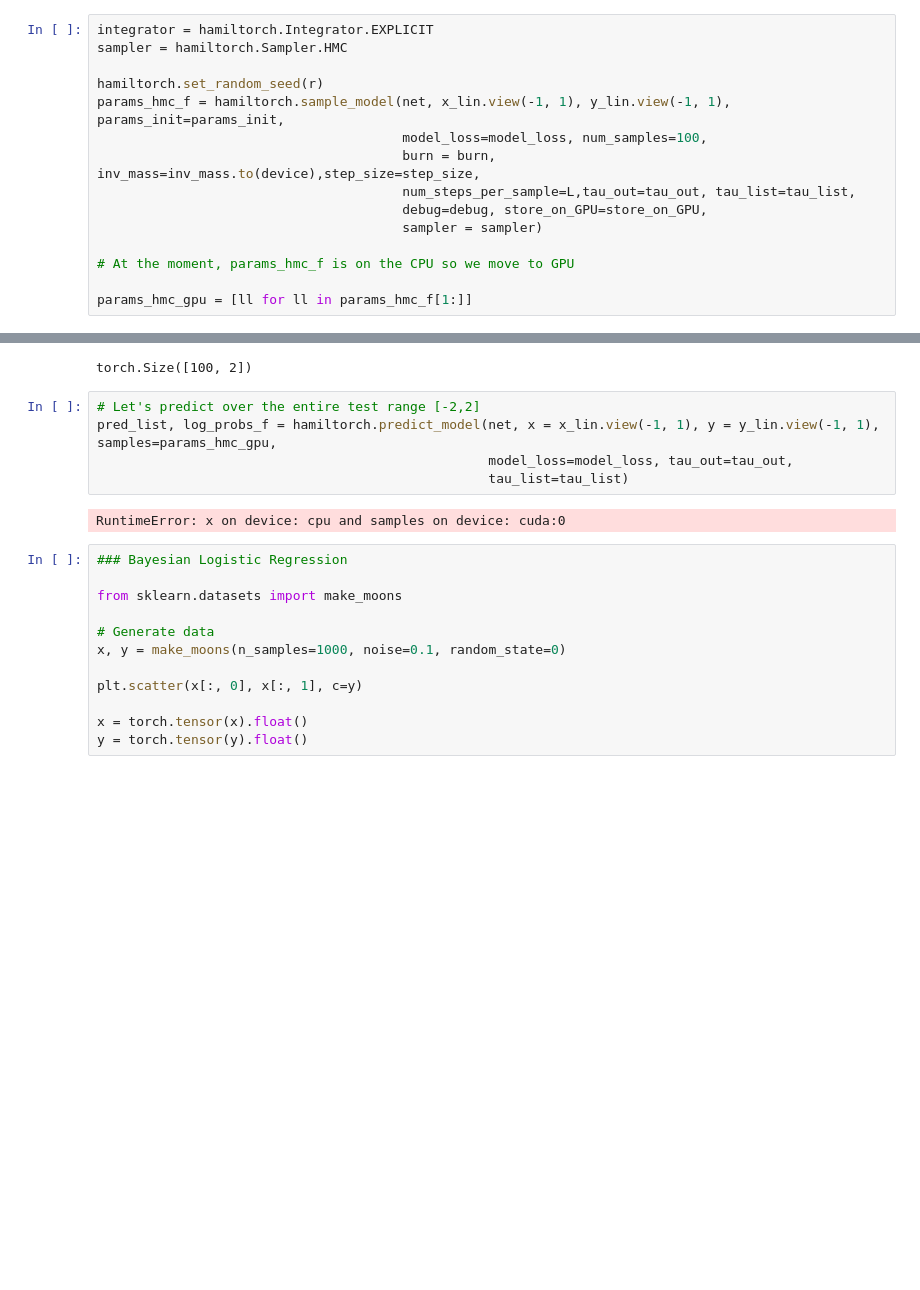
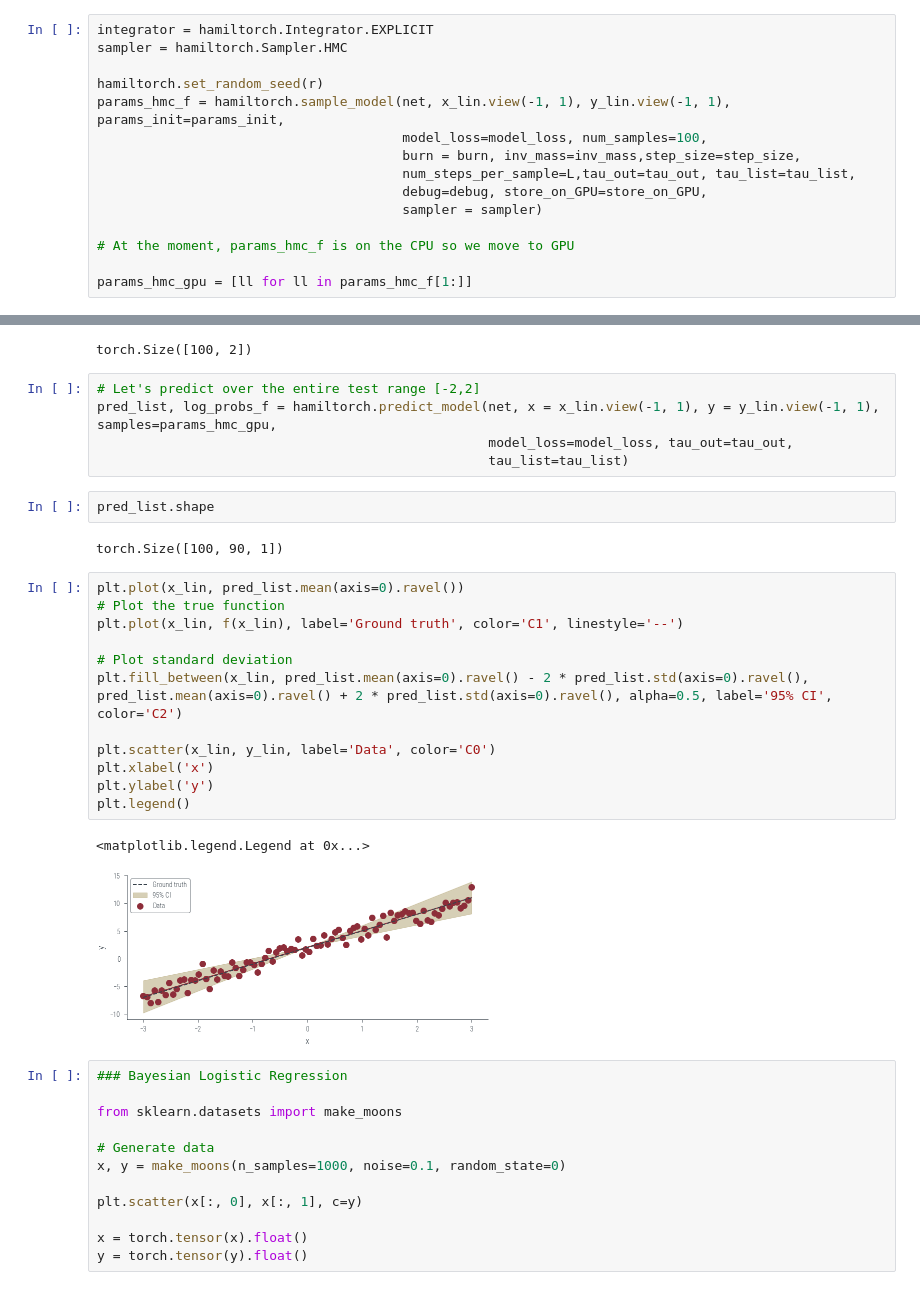
Before and after one commit to nipunbatra/pml-teaching, a Jupyter notebook: notebooks/mcmc-hamiltorch.ipynb, the cells around one changed output, grey strips where cells are left out. Cells and saved outputs as stored; diff of their text form; blank space fills up the shorter version.

```diff
--- a/notebooks/mcmc-hamiltorch.ipynb
+++ b/notebooks/mcmc-hamiltorch.ipynb
@@ -593,7 +593,7 @@ sampler = hamiltorch.Sampler.HMC
 hamiltorch.set_random_seed(r)
 params_hmc_f = hamiltorch.sample_model(net, x_lin.view(-1, 1), y_lin.view(-1, 1), params_init=params_init,
                                        model_loss=model_loss, num_samples=100,
-                                       burn = burn, inv_mass=inv_mass.to(device),step_size=step_size,
+                                       burn = burn, inv_mass=inv_mass,step_size=step_size,
                                        num_steps_per_sample=L,tau_out=tau_out, tau_list=tau_list,
                                        debug=debug, store_on_GPU=store_on_GPU,
                                        sampler = sampler)
@@ -614,8 +615,25 @@ torch.Size([100, 2])
 pred_list, log_probs_f = hamiltorch.predict_model(net, x = x_lin.view(-1, 1), y = y_lin.view(-1, 1), samples=params_hmc_gpu,
                                                   model_loss=model_loss, tau_out=tau_out,
                                                   tau_list=tau_list)
-# %% [output]
-RuntimeError: x on device: cpu and samples on device: cuda:0
+# %%
+pred_list.shape
+# %% [output]
+torch.Size([100, 90, 1])
+# %%
+plt.plot(x_lin, pred_list.mean(axis=0).ravel())
+# Plot the true function
+plt.plot(x_lin, f(x_lin), label='Ground truth', color='C1', linestyle='--')
+
+# Plot standard deviation
+plt.fill_between(x_lin, pred_list.mean(axis=0).ravel() - 2 * pred_list.std(axis=0).ravel(), pred_list.mean(axis=0).ravel() + 2 * pred_list.std(axis=0).ravel(), alpha=0.5, label='95% CI', color='C2')
+
+plt.scatter(x_lin, y_lin, label='Data', color='C0')
+plt.xlabel('x')
+plt.ylabel('y')
+plt.legend()
+# %% [output]
+<matplotlib.legend.Legend at 0x...>
+[figure, added]
 # %%
 ### Bayesian Logistic Regression
 
```
Also changed, not shown: parts of 1 cell of this notebook.
